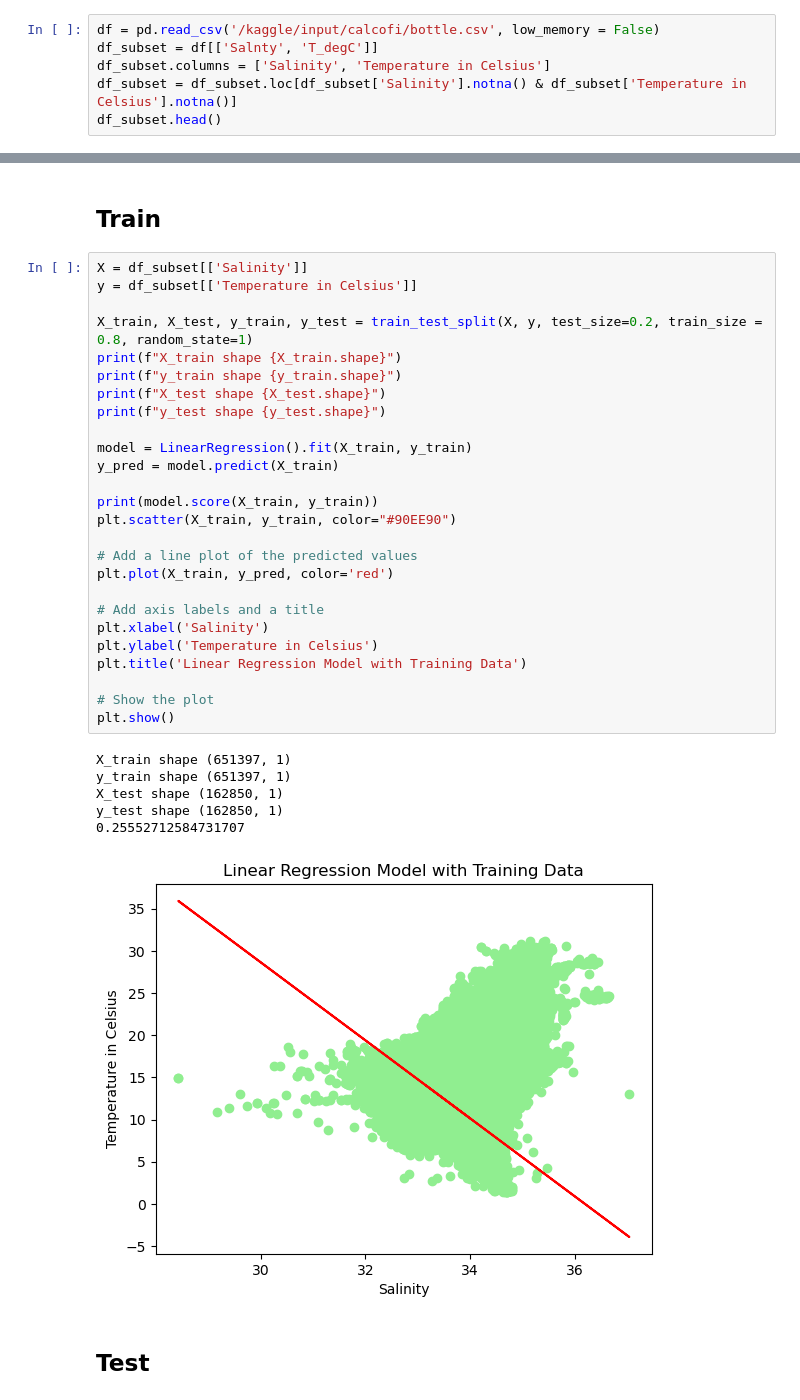
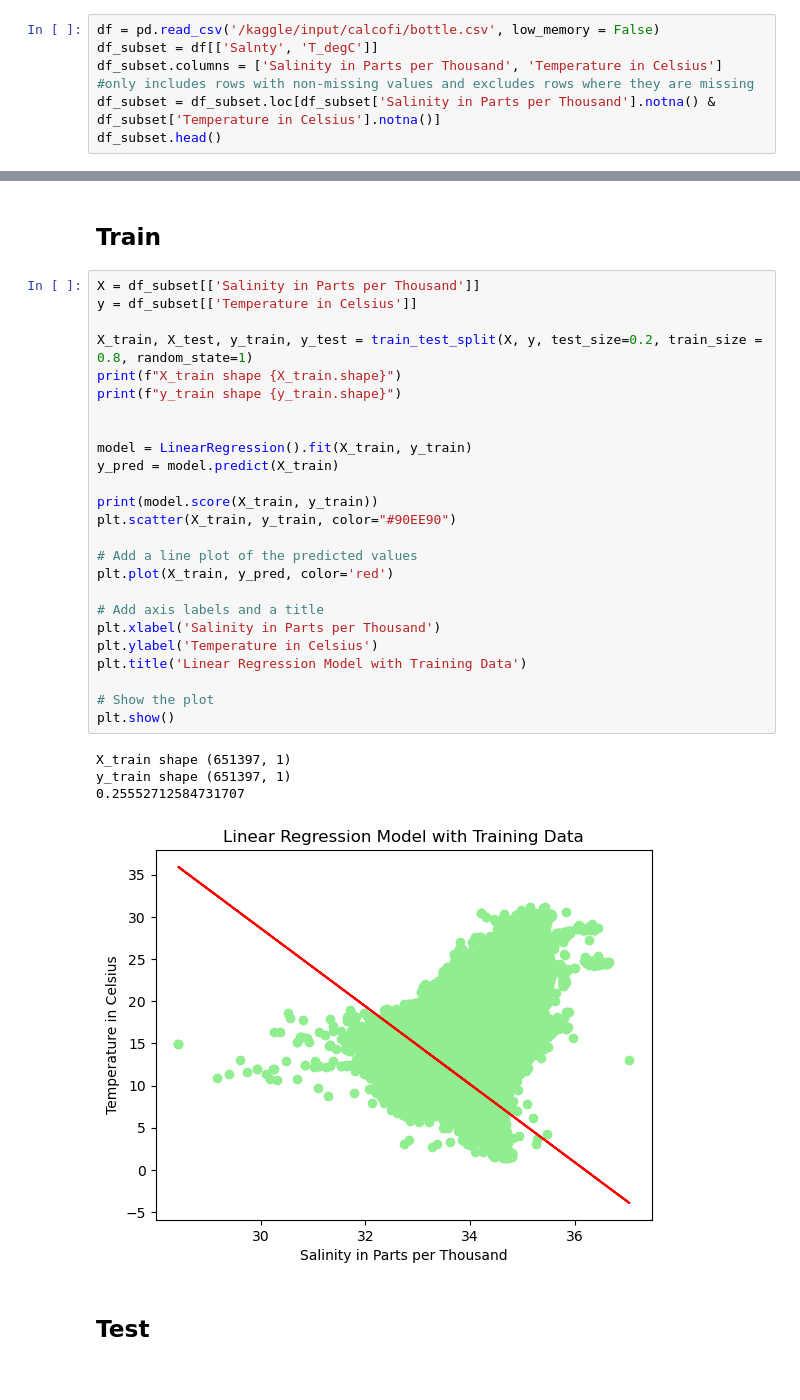
Before and after one commit to elleem/linear-regression, a Jupyter notebook: linear-regression.ipynb, the cells around one changed output, grey strips where cells are left out. Cells and saved outputs as stored; diff of their text form.

Commit message:
adds in some explanatory comments, add in Salinity measurement, and separates out some print statements for test/train

```diff
--- a/linear-regression.ipynb
+++ b/linear-regression.ipynb
@@ -26,7 +26,8 @@ from sklearn.model_selection import train_test_split
 # %%
 df = pd.read_csv('/kaggle/input/calcofi/bottle.csv', low_memory = False)
 df_subset = df[['Salnty', 'T_degC']]
-df_subset.columns = ['Salinity', 'Temperature in Celsius']
-df_subset = df_subset.loc[df_subset['Salinity'].notna() & df_subset['Temperature in Celsius'].notna()]
+df_subset.columns = ['Salinity in Parts per Thousand', 'Temperature in Celsius']
+#only includes rows with non-missing values and excludes rows where they are missing
+df_subset = df_subset.loc[df_subset['Salinity in Parts per Thousand'].notna() & df_subset['Temperature in Celsius'].notna()]
 df_subset.head()
 # %% [output]
@@ -82,38 +85,35 @@ dtype: int64
 <a id="section-three"></a>
 ## Train
 # %%
-X = df_subset[['Salinity']]
+X = df_subset[['Salinity in Parts per Thousand']]
 y = df_subset[['Temperature in Celsius']]
 
 X_train, X_test, y_train, y_test = train_test_split(X, y, test_size=0.2, train_size = 0.8, random_state=1)
 print(f"X_train shape {X_train.shape}")
 print(f"y_train shape {y_train.shape}")
-print(f"X_test shape {X_test.shape}")
-print(f"y_test shape {y_test.shape}")
+
 
 model = LinearRegression().fit(X_train, y_train)
 y_pred = model.predict(X_train)
 
 print(model.score(X_train, y_train))
 plt.scatter(X_train, y_train, color="#90EE90")
 
 # Add a line plot of the predicted values
 plt.plot(X_train, y_pred, color='red')
 
 # Add axis labels and a title
-plt.xlabel('Salinity')
+plt.xlabel('Salinity in Parts per Thousand')
 plt.ylabel('Temperature in Celsius')
 plt.title('Linear Regression Model with Training Data')
 
 # Show the plot
 plt.show()
 # %% [output]
 X_train shape (651397, 1)
 y_train shape (651397, 1)
-X_test shape (162850, 1)
-y_test shape (162850, 1)
 0.25552712584731707
-[figure, old version]
+[figure, new version]
 # %% [markdown]
 <a id="section-four"></a>
 ## Test
```
Also changed, not shown: parts of 9 cells of this notebook.
